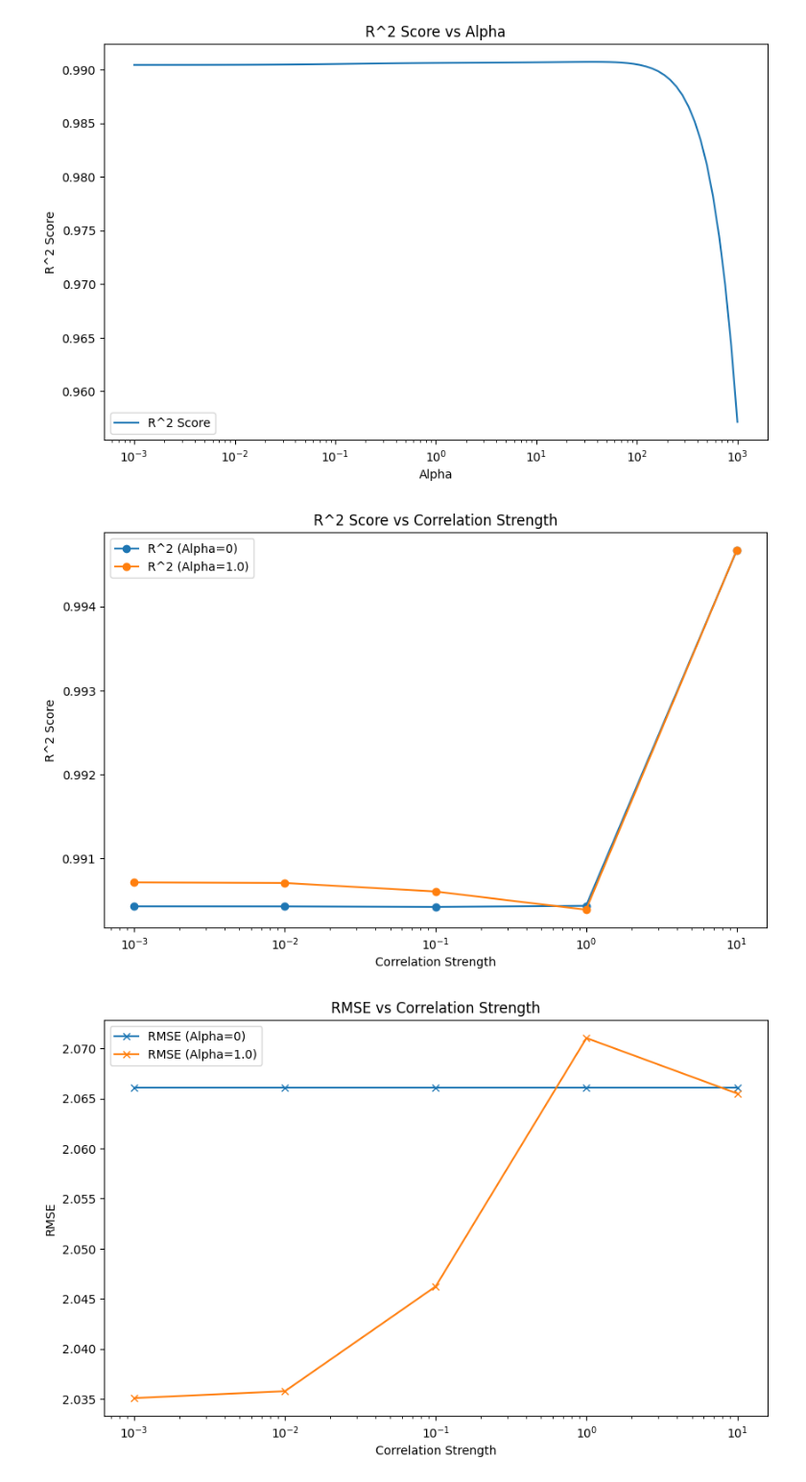
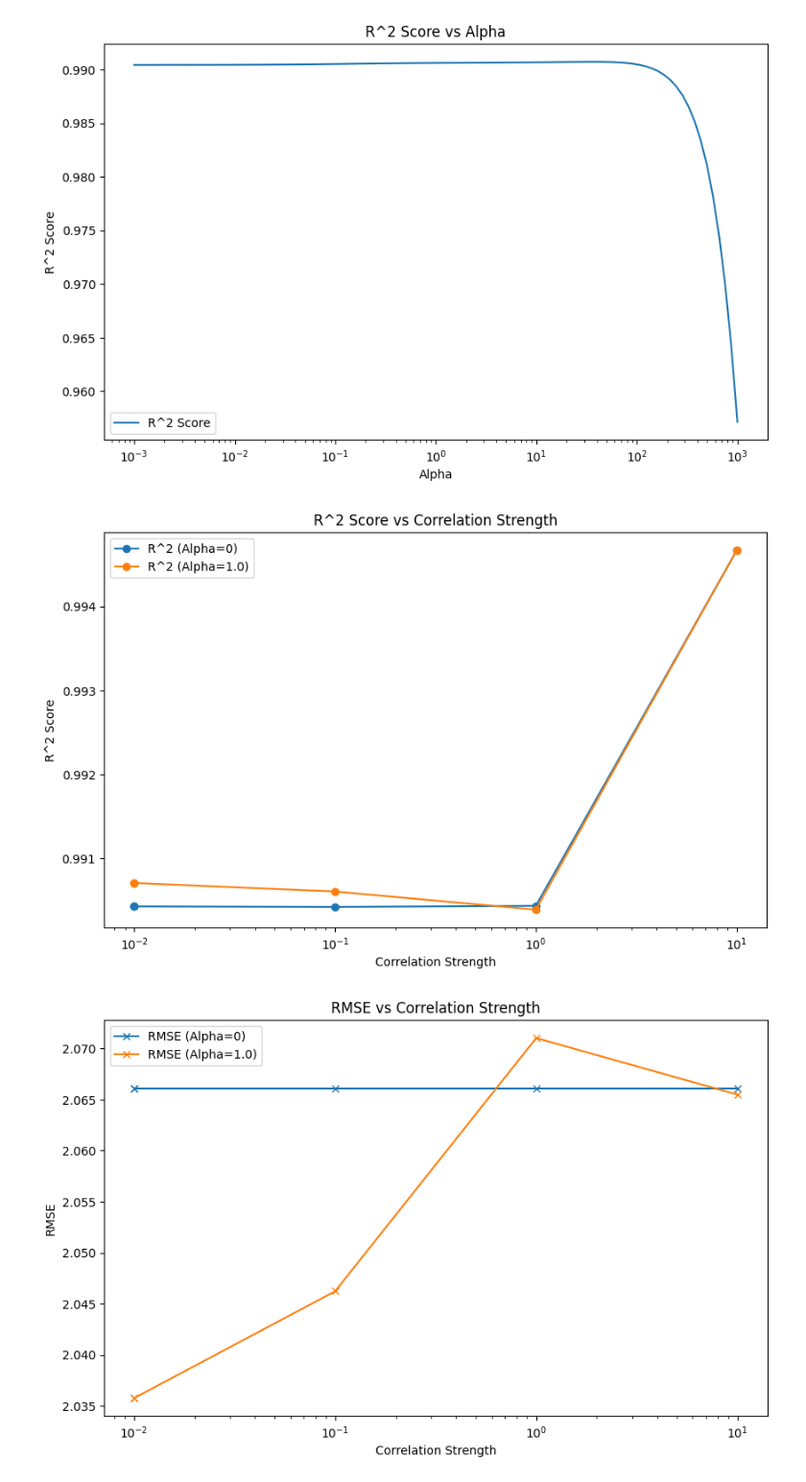
Before and after one commit to junya737/multicollinearity-test, a Jupyter notebook: main.ipynb, the cells around one changed output. Shown at 96% size. Saved outputs shown, nothing was run; the diff lists cells and outputs as text; code cells hidden in the pictures.

```diff
--- a/main.ipynb
+++ b/main.ipynb
@@ -111,7 +111,7 @@ from sklearn.model_selection import train_test_split
 import matplotlib.pyplot as plt
 
 # 多重共線性の強さを変える実験
-correlation_strengths =[0.001, 0.01, 0.1, 1, 10]
+correlation_strengths =[0.01, 0.01, 0.1, 1, 10]
 n_samples = 200  # サンプル数
 results = []
 
@@ -168,32 +168,32 @@ for alpha in [0, 1.0]:  # alpha=0が重回帰、alpha=1がリッジ回帰
     plt.plot(
         subset["Correlation Strength"],
         subset["R2"],
         label=f"R^2 (Alpha={alpha})",
         marker="o",
     )
 plt.xscale("log")
 plt.xlabel("Correlation Strength")
 plt.ylabel("R^2 Score")
 plt.title("R^2 Score vs Correlation Strength")
 plt.legend()
 plt.show()
 
 # RMSEのプロット
 plt.figure(figsize=(10, 6))
 for alpha in [0, 1.0]:  # alpha=0が重回帰、alpha=1がリッジ回帰
     subset = results_df[results_df["Alpha"] == alpha]
     plt.plot(
         subset["Correlation Strength"],
         subset["RMSE"],
         label=f"RMSE (Alpha={alpha})",
         marker="x",
     )
 plt.xscale("log")
 plt.xlabel("Correlation Strength")
 plt.ylabel("RMSE")
 plt.title("RMSE vs Correlation Strength")
 plt.legend()
 plt.show()
 # %% [output]
-[figure, old version]
+[figure, new version]
-[figure, old version]
+[figure, new version]
```
Also changed, not shown: parts of 1 cell of this notebook.
